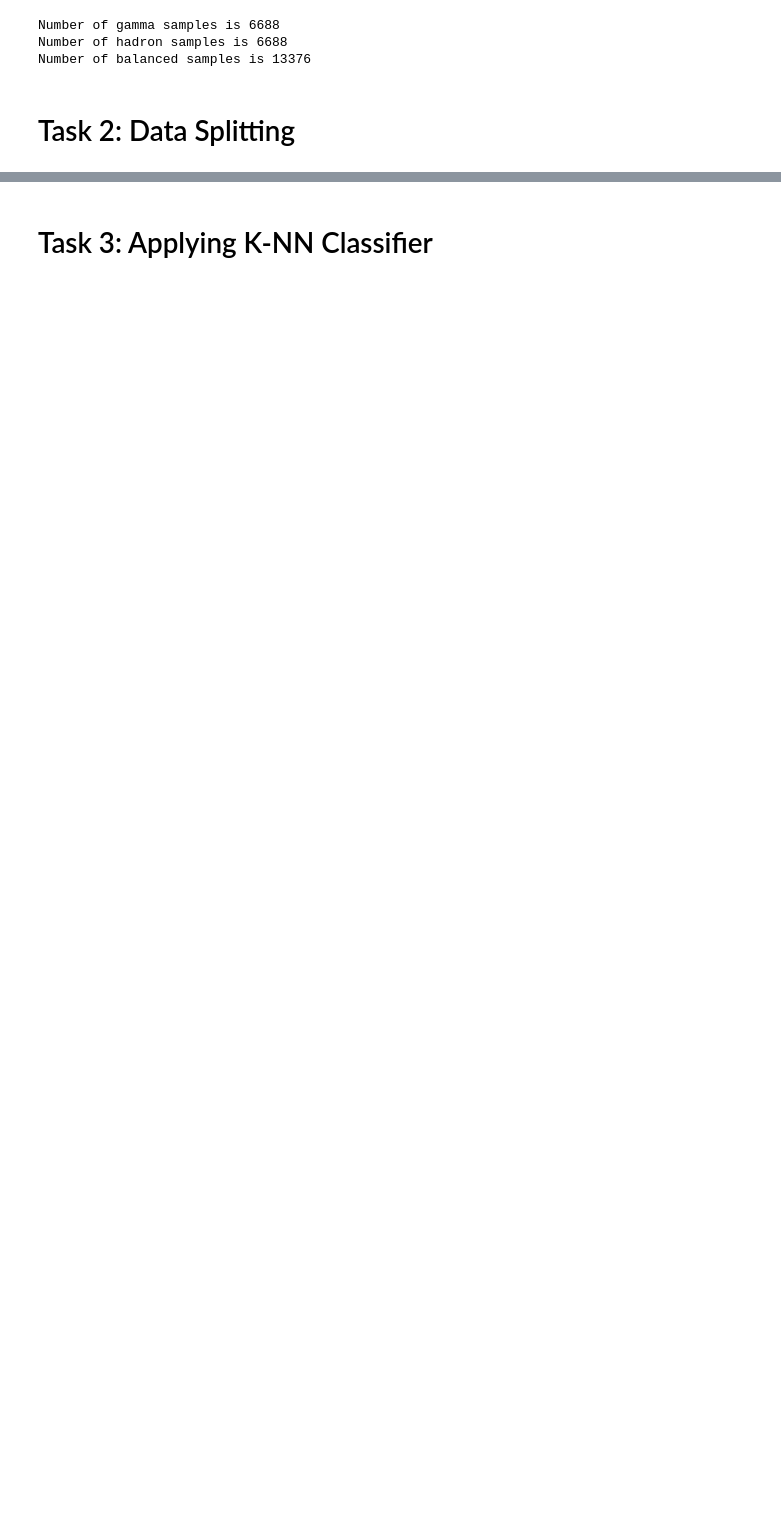
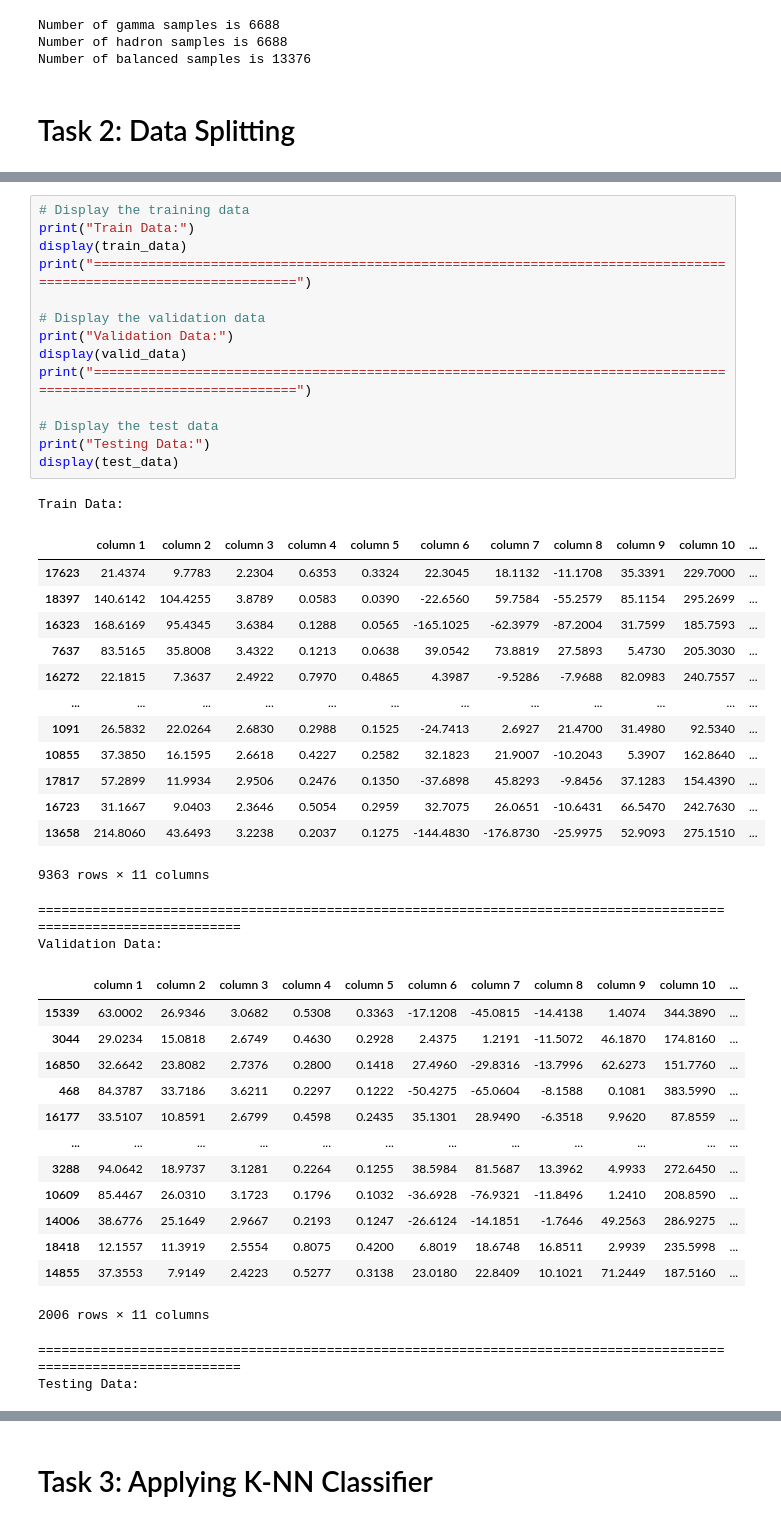
Before and after one commit to AAAyoub3/Classification-Regression, a Jupyter notebook: classification.ipynb, the cells around one changed output, grey strips where cells are left out. Cells and saved outputs as stored; diff of their text form; blank space fills up the shorter version.

```diff
--- a/classification.ipynb
+++ b/classification.ipynb
@@ -51,0 +94,46 @@ y_test = test_data['class']
+# %%
+# Display the training data
+print("Train Data:")
+display(train_data)
+print("==================================================================================================================")
+
+# Display the validation data
+print("Validation Data:")
+display(valid_data)
+print("==================================================================================================================")
+
+# Display the test data
+print("Testing Data:")
+display(test_data)
+# %% [output]
+Train Data:
+|  | column 1 | column 2 | column 3 | column 4 | column 5 | column 6 | column 7 | column 8 | column 9 | column 10 | ... |
+| 17623 | 21.4374 | 9.7783 | 2.2304 | 0.6353 | 0.3324 | 22.3045 | 18.1132 | -11.1708 | 35.3391 | 229.7000 | ... |
+| 18397 | 140.6142 | 104.4255 | 3.8789 | 0.0583 | 0.0390 | -22.6560 | 59.7584 | -55.2579 | 85.1154 | 295.2699 | ... |
+| 16323 | 168.6169 | 95.4345 | 3.6384 | 0.1288 | 0.0565 | -165.1025 | -62.3979 | -87.2004 | 31.7599 | 185.7593 | ... |
+| 7637 | 83.5165 | 35.8008 | 3.4322 | 0.1213 | 0.0638 | 39.0542 | 73.8819 | 27.5893 | 5.4730 | 205.3030 | ... |
+| 16272 | 22.1815 | 7.3637 | 2.4922 | 0.7970 | 0.4865 | 4.3987 | -9.5286 | -7.9688 | 82.0983 | 240.7557 | ... |
+| ... | ... | ... | ... | ... | ... | ... | ... | ... | ... | ... | ... |
+| 1091 | 26.5832 | 22.0264 | 2.6830 | 0.2988 | 0.1525 | -24.7413 | 2.6927 | 21.4700 | 31.4980 | 92.5340 | ... |
+| 10855 | 37.3850 | 16.1595 | 2.6618 | 0.4227 | 0.2582 | 32.1823 | 21.9007 | -10.2043 | 5.3907 | 162.8640 | ... |
+| 17817 | 57.2899 | 11.9934 | 2.9506 | 0.2476 | 0.1350 | -37.6898 | 45.8293 | -9.8456 | 37.1283 | 154.4390 | ... |
+| 16723 | 31.1667 | 9.0403 | 2.3646 | 0.5054 | 0.2959 | 32.7075 | 26.0651 | -10.6431 | 66.5470 | 242.7630 | ... |
+| 13658 | 214.8060 | 43.6493 | 3.2238 | 0.2037 | 0.1275 | -144.4830 | -176.8730 | -25.9975 | 52.9093 | 275.1510 | ... |
+9363 rows × 11 columns
+==================================================================================================================
+Validation Data:
+|  | column 1 | column 2 | column 3 | column 4 | column 5 | column 6 | column 7 | column 8 | column 9 | column 10 | ... |
+| 15339 | 63.0002 | 26.9346 | 3.0682 | 0.5308 | 0.3363 | -17.1208 | -45.0815 | -14.4138 | 1.4074 | 344.3890 | ... |
+| 3044 | 29.0234 | 15.0818 | 2.6749 | 0.4630 | 0.2928 | 2.4375 | 1.2191 | -11.5072 | 46.1870 | 174.8160 | ... |
+| 16850 | 32.6642 | 23.8082 | 2.7376 | 0.2800 | 0.1418 | 27.4960 | -29.8316 | -13.7996 | 62.6273 | 151.7760 | ... |
+| 468 | 84.3787 | 33.7186 | 3.6211 | 0.2297 | 0.1222 | -50.4275 | -65.0604 | -8.1588 | 0.1081 | 383.5990 | ... |
+| 16177 | 33.5107 | 10.8591 | 2.6799 | 0.4598 | 0.2435 | 35.1301 | 28.9490 | -6.3518 | 9.9620 | 87.8559 | ... |
+| ... | ... | ... | ... | ... | ... | ... | ... | ... | ... | ... | ... |
+| 3288 | 94.0642 | 18.9737 | 3.1281 | 0.2264 | 0.1255 | 38.5984 | 81.5687 | 13.3962 | 4.9933 | 272.6450 | ... |
+| 10609 | 85.4467 | 26.0310 | 3.1723 | 0.1796 | 0.1032 | -36.6928 | -76.9321 | -11.8496 | 1.2410 | 208.8590 | ... |
+| 14006 | 38.6776 | 25.1649 | 2.9667 | 0.2193 | 0.1247 | -26.6124 | -14.1851 | -1.7646 | 49.2563 | 286.9275 | ... |
+| 18418 | 12.1557 | 11.3919 | 2.5554 | 0.8075 | 0.4200 | 6.8019 | 18.6748 | 16.8511 | 2.9939 | 235.5998 | ... |
+| 14855 | 37.3553 | 7.9149 | 2.4223 | 0.5277 | 0.3138 | 23.0180 | 22.8409 | 10.1021 | 71.2449 | 187.5160 | ... |
+2006 rows × 11 columns
+==================================================================================================================
+Testing Data:
```
Also changed, not shown: parts of 26 cells of this notebook, 1 other file.
